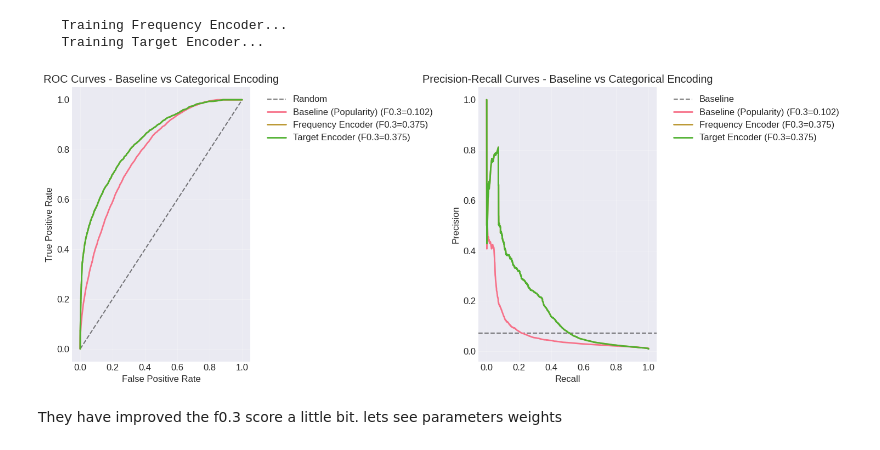
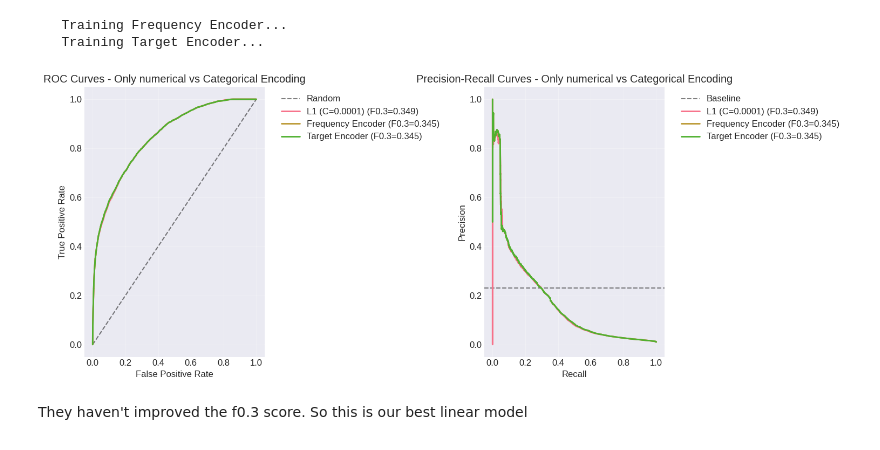
Before and after one commit to Riemann-def/zrive-ds, a Jupyter notebook: src/module_4/notebook.ipynb, the cells around one changed output. Drawn from its saved outputs; the diff is of its cells as text; code cells hidden in the pictures.

```diff
--- a/src/module_4/notebook.ipynb
+++ b/src/module_4/notebook.ipynb
@@ -270,7 +239,7 @@ I'll use Fbeta score (with beta 0.3) givin more importance to precision over rec
 def fbeta_03_score(y_true, y_pred):
     return fbeta_score(y_true, y_pred, beta=0.3)
 
-def evaluate_model(model, X_test, y_test, model_name="Model"):
+def evaluate_linear_model(model, X_test, y_test, model_name="Model"):
     y_pred = model.predict(X_test)
     y_proba = model.predict_proba(X_test)[:, 1]
 
@@ -385,7 +354,7 @@ numeric_cols = sales_df[feature_cols].select_dtypes(include=[np.number]).columns
 numeric_cols.remove('order_id')
 categorical_cols = sales_df[feature_cols].select_dtypes(exclude=[np.number]).columns.tolist()
 # %%
-def create_logistic_pipelines():
+def create_numeric_logistic_pipelines():
 
     pipelines = {}
 
@@ -394,7 +363,7 @@ def create_logistic_pipelines():
         ('model', LogisticRegression(penalty=None, max_iter=1000, random_state=random_state))
     ])
 
-    C_values = [1e-6, 1e-5, 1e-4, 1e-3, 1e-2, 1e-1, 1, 10, 100]
+    C_values = [1e-6, 1e-5, 1e-4, 1e-3, 1e-2, 1e-1]
 
     for C in C_values:
         pipelines[f'L1 (C={C})'] = Pipeline([
@@ -419,7 +388,7 @@ X_train_num = X_train[numeric_cols].copy()
 X_val_num = X_val[numeric_cols].copy()
 X_test_num = X_test[numeric_cols].copy()
 
-pipelines = create_logistic_pipelines()
+pipelines = create_numeric_logistic_pipelines()
 
 trained_models = {}
 for name, pipeline in pipelines.items():
@@ -430,11 +399,11 @@ for name, pipeline in pipelines.items():
 print("   ✅ All models trained")
 
 all_results = []
-baseline_result = evaluate_model(PopularityBaseline, X_val_num, y_val, "Baseline (Popularity)")
+baseline_result = evaluate_linear_model(PopularityBaseline, X_val_num, y_val, "Baseline (Popularity)")
 all_results.append(baseline_result)
 
 for name, model in trained_models.items():
-    result = evaluate_model(model, X_val_num, y_val, name)
+    result = evaluate_linear_model(model, X_val_num, y_val, name)
     all_results.append(result)
 
 baseline_results = [r for r in all_results if 'Baseline' in r['name'] or 'No Penalty' in r['name']]
@@ -704,7 +667,7 @@ class TargetEncoder(BaseEstimator, TransformerMixin):
 
         return np.array(input_features)
 # %%
-def create_mixed_pipeline(encoder_type='frequency', penalty='l1', C=0.0001):
+def create_categorical_pipeline(encoder_type='frequency', penalty='l1', C=0.0001):
 
     if encoder_type == 'frequency':
         categorical_transformer = FrequencyEncoder(categorical_cols)
@@ -733,8 +696,8 @@ def create_mixed_pipeline(encoder_type='frequency', penalty='l1', C=0.0001):
     return pipeline
 
 categorical_pipelines = {
-    'Frequency Encoder': create_mixed_pipeline('frequency', 'l1', 0.0001),
-    'Target Encoder': create_mixed_pipeline('target', 'l1', 0.0001)
+    'Frequency Encoder': create_categorical_pipeline('frequency', 'l1', 0.0001),
+    'Target Encoder': create_categorical_pipeline('target', 'l1', 0.0001)
 }
 
 X_train_cat = X_train[predictive_cols + categorical_cols].copy()
@@ -752,19 +715,19 @@ for name, pipeline in categorical_pipelines.items():
 # %%
 categorical_results = []
 
-baseline_result = [r for r in all_results if 'Baseline' in r['name']][0]
-categorical_results.append(baseline_result)
+best_only_numercial_result = [r for r in all_results if 'L1 (C=0.0001)' in r['name']][0]
+categorical_results.append(best_only_numercial_result)
 
 for name, model in trained_categorical_models.items():
-    result = evaluate_model(model, X_test_cat, y_test, name)
+    result = evaluate_linear_model(model, X_val_cat, y_val, name)
     categorical_results.append(result)
 
 fig1 = plot_curves_comparison(
     categorical_results,
-    "- Baseline vs Categorical Encoding"
+    "- Only numerical vs Categorical Encoding"
 )
 plt.show()
 # %% [output]
-[figure, old version]
+[figure, new version]
 # %% [markdown]
-They have improved the f0.3 score a little bit. lets see parameters weights
+They haven't improved the f0.3 score. So this is our best linear model
```
Also changed, not shown: parts of 17 cells of this notebook.
